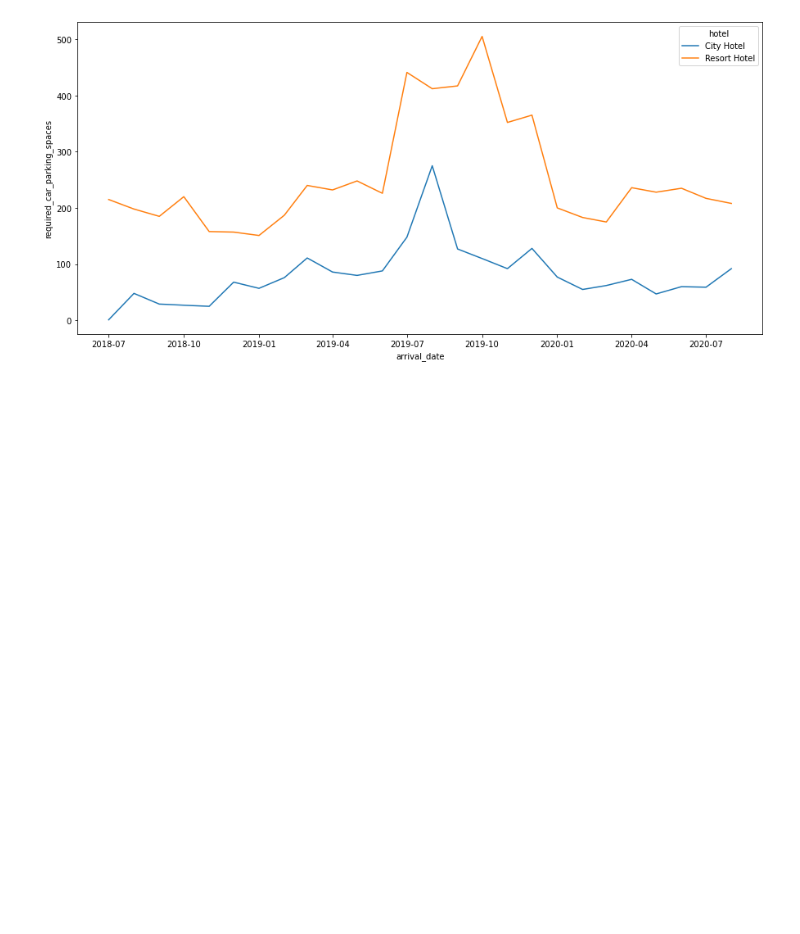
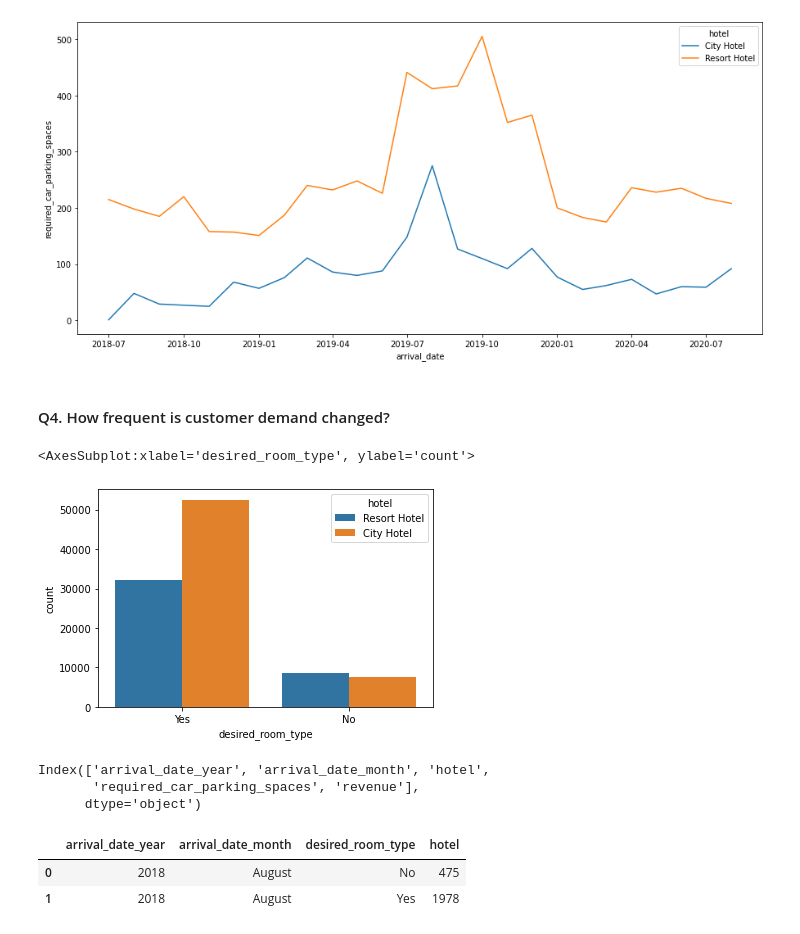
Before and after one commit to IsaiahOsazuwa/hotel_data, a Jupyter notebook: hotel.ipynb, the cells around one changed output. Drawn from its saved outputs; the diff is of its cells as text; code cells hidden in the pictures; blank space fills up the shorter version.

```diff
--- a/hotel.ipynb
+++ b/hotel.ipynb
@@ -477,0 +481,2 @@ for i in unneeded:
+# %%
+hotel['desired_room_type'] = np.where(hotel.reserved_room_type == hotel.assigned_room_type, 'Yes', 'No')
@@ -596,3 +603,25 @@ sns.lineplot(data= rev_mon, x = 'arrival_date', y = 'required_car_parking_spaces
 # %% [output]
 <AxesSubplot:xlabel='arrival_date', ylabel='required_car_parking_spaces'>
 [figure]
+# %% [markdown]
+#### Q4. How frequent is customer demand changed?
+# %%
+sns.countplot(data = hotel, x= 'desired_room_type', hue = 'hotel')
+# %% [output]
+<AxesSubplot:xlabel='desired_room_type', ylabel='count'>
+[figure, added]
+# %%
+rev_mon.columns
+# %% [output]
+Index(['arrival_date_year', 'arrival_date_month', 'hotel',
+       'required_car_parking_spaces', 'revenue'],
+      dtype='object')
+# %%
+focus = hotel[['arrival_date_year', 'arrival_date_month', 'desired_room_type', 'hotel', ]]
+desired = focus.groupby(['arrival_date_year', 'arrival_date_month', 'desired_room_type']).count()
+desired = desired.reset_index()
+desired.head(2)
+# %% [output]
+|  | arrival_date_year | arrival_date_month | desired_room_type | hotel |
+| 0 | 2018 | August | No | 475 |
+| 1 | 2018 | August | Yes | 1978 |
```
Also changed, not shown: parts of 21 cells of this notebook.
